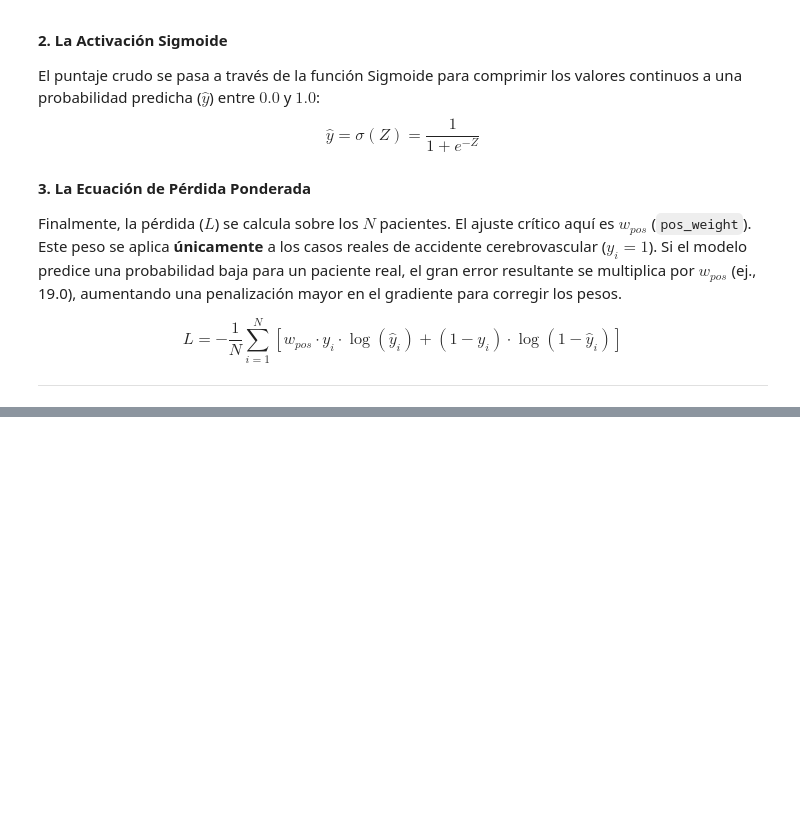
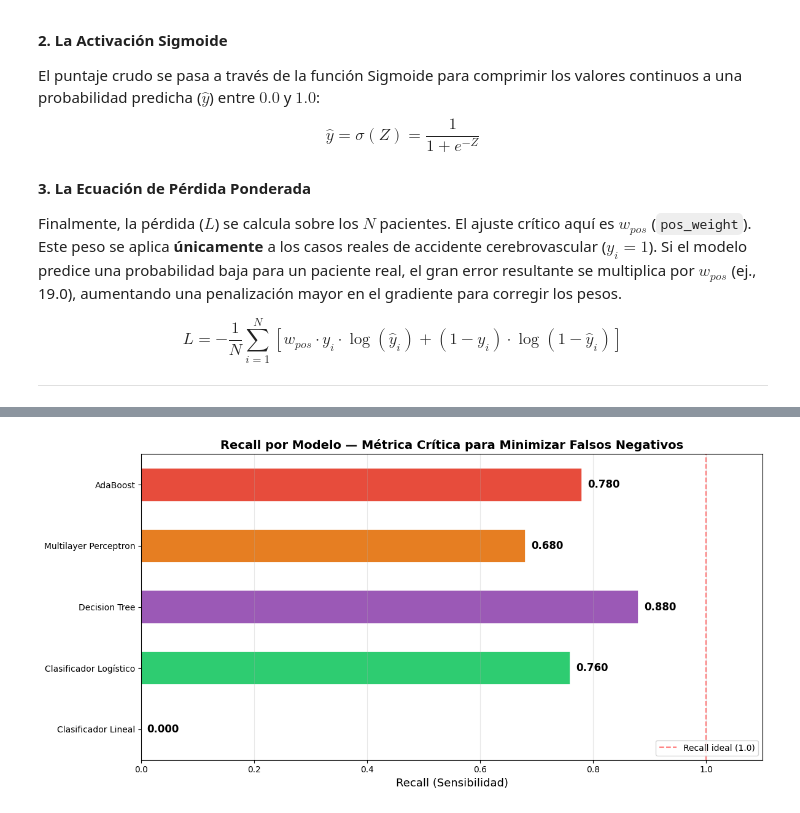
Before and after one commit to Alfonzo1114/Progetto_ML, a Jupyter notebook: ML_v1.5.ipynb, the cells around one changed output, grey strips where cells are left out. Cells and saved outputs as stored; diff of their text form; code cells hidden in the pictures; blank space fills up the shorter version.

```diff
--- a/ML_v1.5.ipynb
+++ b/ML_v1.5.ipynb
@@ -637,0 +1025,36 @@ plt.show()
+# %%
+# Gráfica individual: Recall por modelo
+# Extraemos solo Recall del dataset de Prueba
+metrics_test = metrics_df.loc['Prueba']
+model_names = metrics_test.index.tolist()
+recall_values = [metrics_test.loc[m, 'Recall'] for m in model_names]
+
+# Colores: los modelos con mejor Recall se destacan en verde,
+# los de menor Recall tienden a rojo
+colors_recall = ['#3498db', '#2ecc71', '#9b59b6', '#e67e22', '#e74c3c']
+
+fig, ax = plt.subplots(figsize=(12, 6))
+
+bars = ax.barh(model_names, recall_values,
+               color=colors_recall[:len(model_names)],
+               edgecolor='white', linewidth=1.2, height=0.55)
+
+# Añadimos el valor exacto de Recall al final de cada barra
+for bar, val in zip(bars, recall_values):
+    ax.text(bar.get_width() + 0.01, bar.get_y() + bar.get_height() / 2,
+            f'{val:.3f}', va='center', fontsize=12, fontweight='bold')
+
+ax.set_xlabel('Recall (Sensibilidad)', fontsize=13)
+ax.set_title('Recall por Modelo — Métrica Crítica para Minimizar Falsos Negativos',
+             fontsize=14, fontweight='bold')
+ax.set_xlim(0, 1.1)
+ax.grid(axis='x', alpha=0.3)
+
+# Línea de referencia: Recall ideal = 1.0
+ax.axvline(x=1.0, color='red', linestyle='--', alpha=0.5, label='Recall ideal (1.0)')
+ax.legend(loc='lower right', fontsize=10)
+
+plt.tight_layout()
+plt.show()
+# %% [output]
+[figure, added]
```
Also changed, not shown: parts of 25 cells of this notebook, 8 other files.
